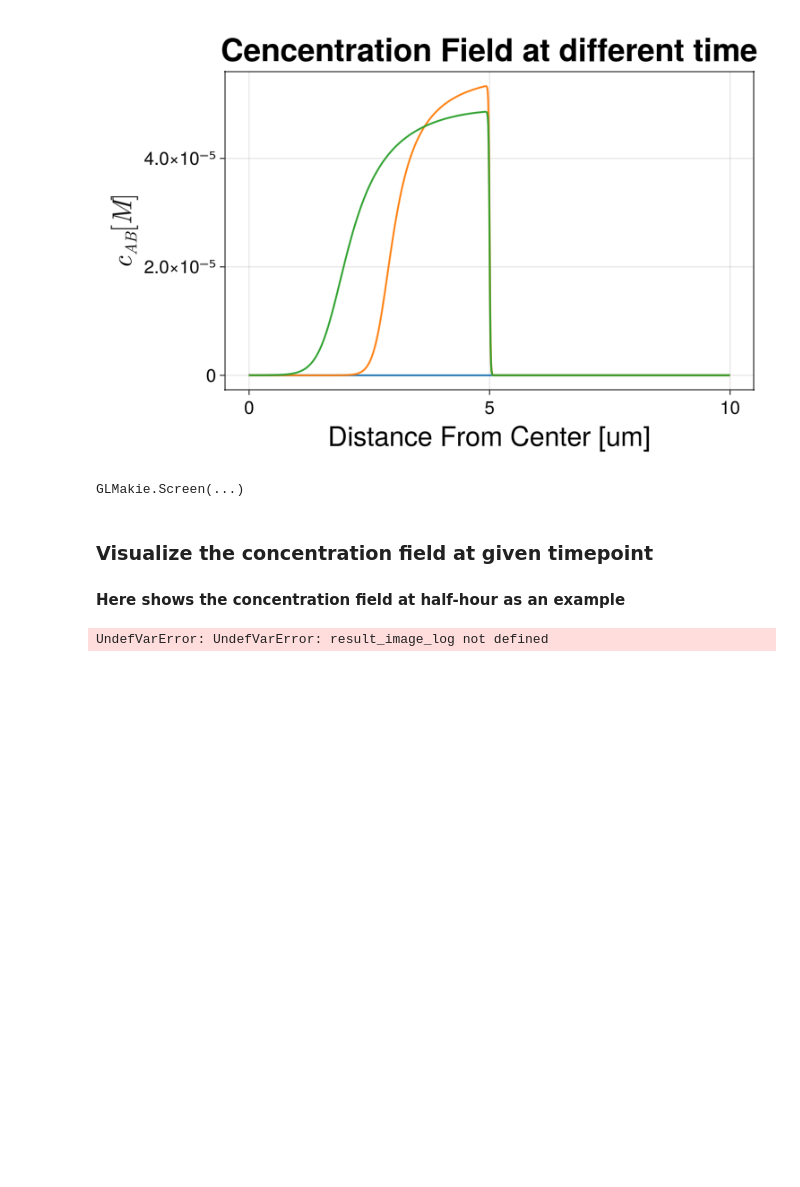
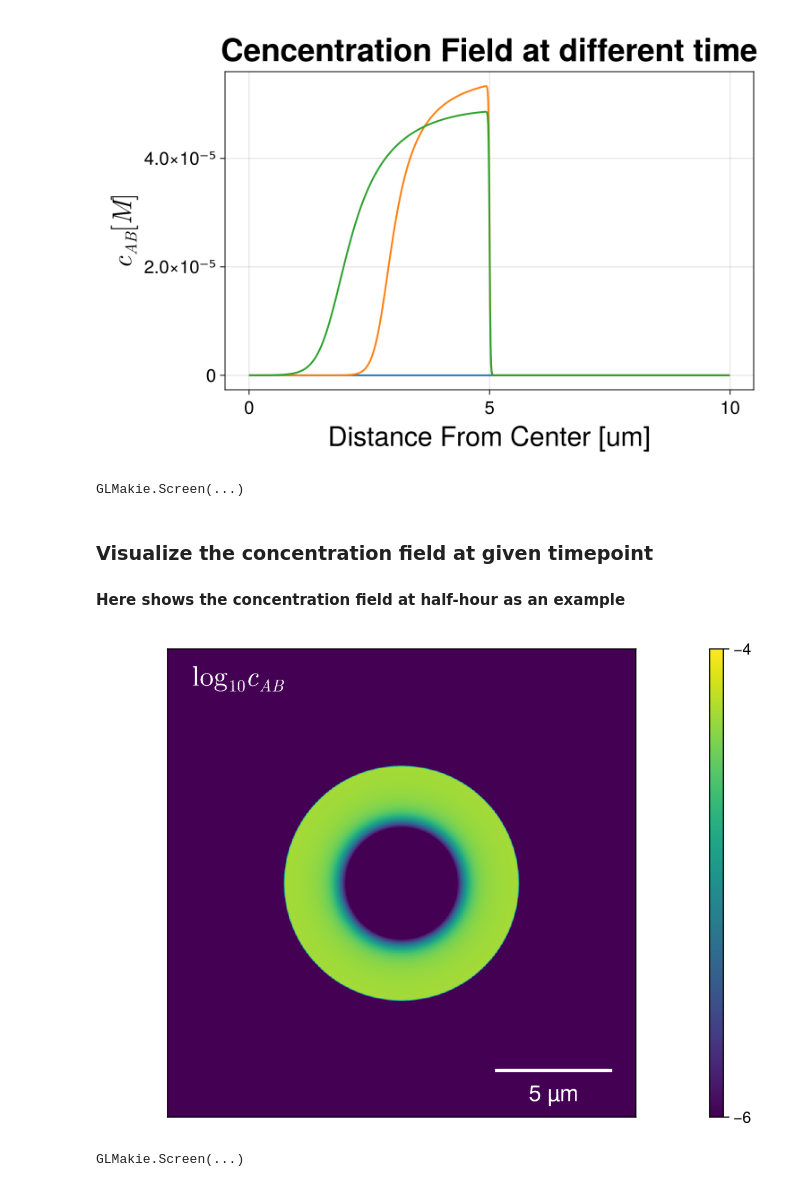
Before and after one commit to Fudenberg-Research-Group/Ab-trapping, a Jupyter notebook: notebooks/result_visualization.ipynb, the cells around one changed output. Saved outputs shown, nothing was run; the diff lists cells and outputs as text; code cells hidden in the pictures; blank space fills up the shorter version.

Commit message:
add legend label

```diff
--- a/notebooks/result_visualization.ipynb
+++ b/notebooks/result_visualization.ipynb
@@ -117,31 +117,46 @@ hm = GLMakie.heatmap!(ax, result_image_log, colorrange=(-6, -4))
 hidedecorations!(ax)
 # Add colorbar
 cbar = Colorbar(fig[1, 2], hm, ticks=[-6, -4])
 # Add text "log c_{AB}" next to the colorbar
 annotate!(fig[1, 2], (1.05, 0.5), "log c_{AB}", color=:black, fontsize=12, align=:left)
 # Display the figure
 
 # Add scale bar
 scalebar_length = 1000/4  # Length in data units (µm)
 scalebar_position_x = 700
 scalebar_position_y = 100
 scalebar_height = 10 # Thickness of the bar
 
 # Draw the scale bar line
 lines!(ax,
       [scalebar_position_x, scalebar_position_x + scalebar_length],
       [scalebar_position_y, scalebar_position_y],
       color=:white, linewidth=3)
 
 # Add the scale bar text
 text!(ax,
      scalebar_position_x + scalebar_length/2,
      scalebar_position_y - scalebar_height*2,
      text="5 µm",
      color=:white,
      align=(:center, :top),
      fontsize=20)
 
+# Add a separate bar for log c_AB
+bar_width = 200
+bar_height = 30
+bar_position_x = 50
+bar_position_y = 1000
+text!(ax,
+     bar_position_x + bar_width/2,
+     bar_position_y - 30,
+     text = L"\log_{10}c_{AB}",
+     align=(:center, :top),
+     color=:white,
+     fontsize=25)
+
+
 display(fig)
 # %% [output]
+[figure, added]
-UndefVarError: UndefVarError: result_image_log not defined
+GLMakie.Screen(...)
```
